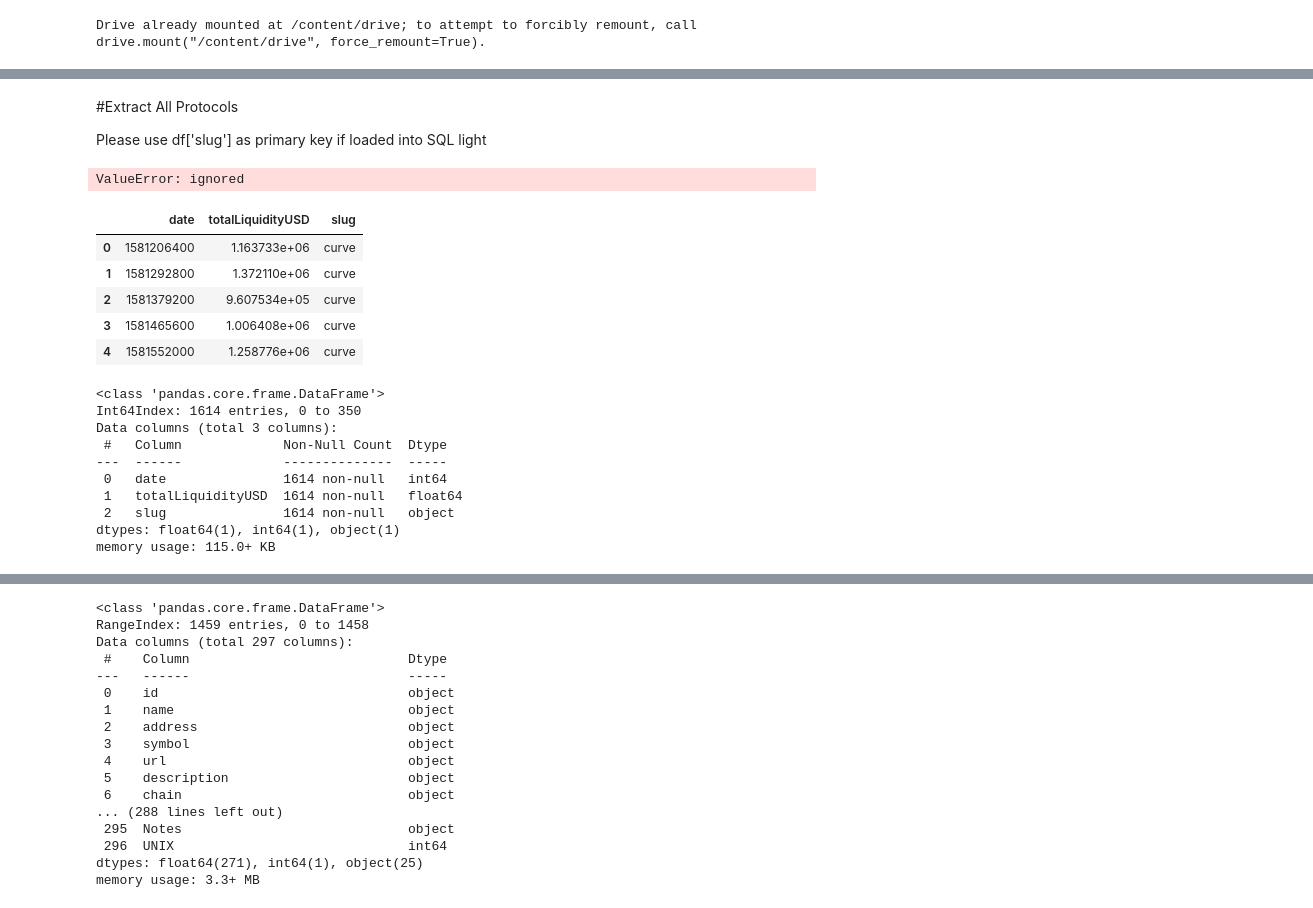
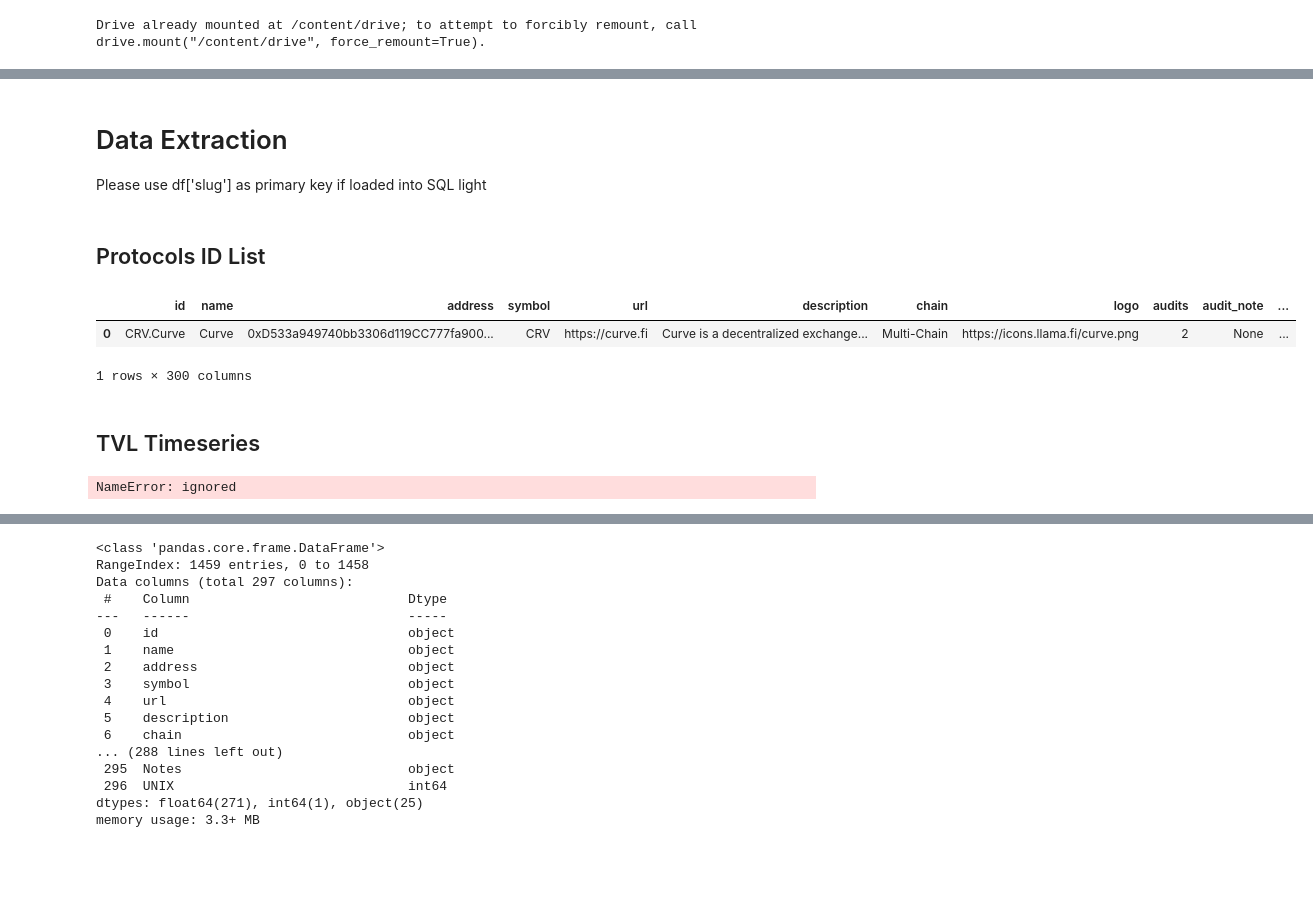
Before and after one commit to custom-hyper/DeFi_Lama_API, a Jupyter notebook: DeFi_Lama.ipynb, the cells around one changed output, grey strips where cells are left out. Saved outputs shown, nothing was run; the diff lists cells and outputs as text; code cells hidden in the pictures; blank space fills up the shorter version.

```diff
--- a/DeFi_Lama.ipynb
+++ b/DeFi_Lama.ipynb
@@ -21,20 +45,37 @@ ERROR: No matching distribution found for json
 # %% [markdown]
-#Extract All Protocols
+# Data Extraction
 
 Please use  df['slug'] as primary key if loaded into SQL light
+# %% [markdown]
+## Protocols ID List
+# %%
+#@title Call API { display-mode: "code" }
+
+
+
+#General Information table
+response = requests.get("https://api.llama.fi/protocols")
+output = response.text
+DeFi = json.loads(output)
+full_talbe = pd.json_normalize(DeFi)
+full_talbe['id'] = full_talbe['symbol']  + '.' + full_talbe['name']
+full_talbe['id'].replace(' ','')
+full_talbe['Notes'] = ''
+
+#UNIX timestamp: created
+full_talbe['UNIX'] = int( time.time())
+
+
+
+full_talbe.head(1)
+# %% [output]
+|  | id | name | address | symbol | url | description | chain | logo | audits | audit_note | ... |
+| 0 | CRV.Curve | Curve | 0xD533a949740bb3306d119CC777fa900... | CRV | https://curve.fi | Curve is a decentralized exchange... | Multi-Chain | https://icons.llama.fi/curve.png | 2 | None | ... |
+1 rows × 300 columns
+# %% [markdown]
+ ## TVL Timeseries
 # %%
-#@title Historical TVL { display-mode: "code" }
-import requests
-import json
-from google.colab import data_table
-import pandas as pd
-import logging
-import pandas as pd
-import logging
-import time
-from tqdm.notebook import tqdm
-from datetime import datetime
-
+#@title Call API  { display-mode: "code" }
 
 #General Information table
 response = requests.get("https://api.llama.fi/protocols")
@@ -72,39 +113,8 @@ except ConnectionError:
 
 single = pd.concat(frames) #Careful, this line must be outside of the for loop
 #single['date_Standard']  = datetime.fromtimestamp(time).strftime('%Y-%m-%d')
-single = pd.DataFrame(single, index= ['slug'])
-unique = single['slug'].unique()
 
 
-for i in unique:
-
-   single['totalLiquidity_percent_1d_USD'] = single['slug'].loc[i].pct_change(periods = 1)
-   #single['totalLiquidity_percent_7d_USD'] = single['totalLiquidityUSD'].pct_change(periods = 7 )
-
-
-path = "/content/drive/MyDrive/workspace/pipelines/datasets/defi_lama/output/"
-single.to_csv( path + 'DeFi_Lama_tvl.csv')
+single.head()
 # %% [output]
-ValueError: ignored
+NameError: ignored
-# %%
-single.head()
-# %% [output]
-|  | date | totalLiquidityUSD | slug |
-| 0 | 1581206400 | 1.163733e+06 | curve |
-| 1 | 1581292800 | 1.372110e+06 | curve |
-| 2 | 1581379200 | 9.607534e+05 | curve |
-| 3 | 1581465600 | 1.006408e+06 | curve |
-| 4 | 1581552000 | 1.258776e+06 | curve |
-# %%
-single.info()
-# %% [output]
-<class 'pandas.core.frame.DataFrame'>
-Int64Index: 1614 entries, 0 to 350
-Data columns (total 3 columns):
- #   Column             Non-Null Count  Dtype
----  ------             --------------  -----
- 0   date               1614 non-null   int64
- 1   totalLiquidityUSD  1614 non-null   float64
- 2   slug               1614 non-null   object
-dtypes: float64(1), int64(1), object(1)
-memory usage: 115.0+ KB
```
Also changed, not shown: parts of 20 cells of this notebook.
